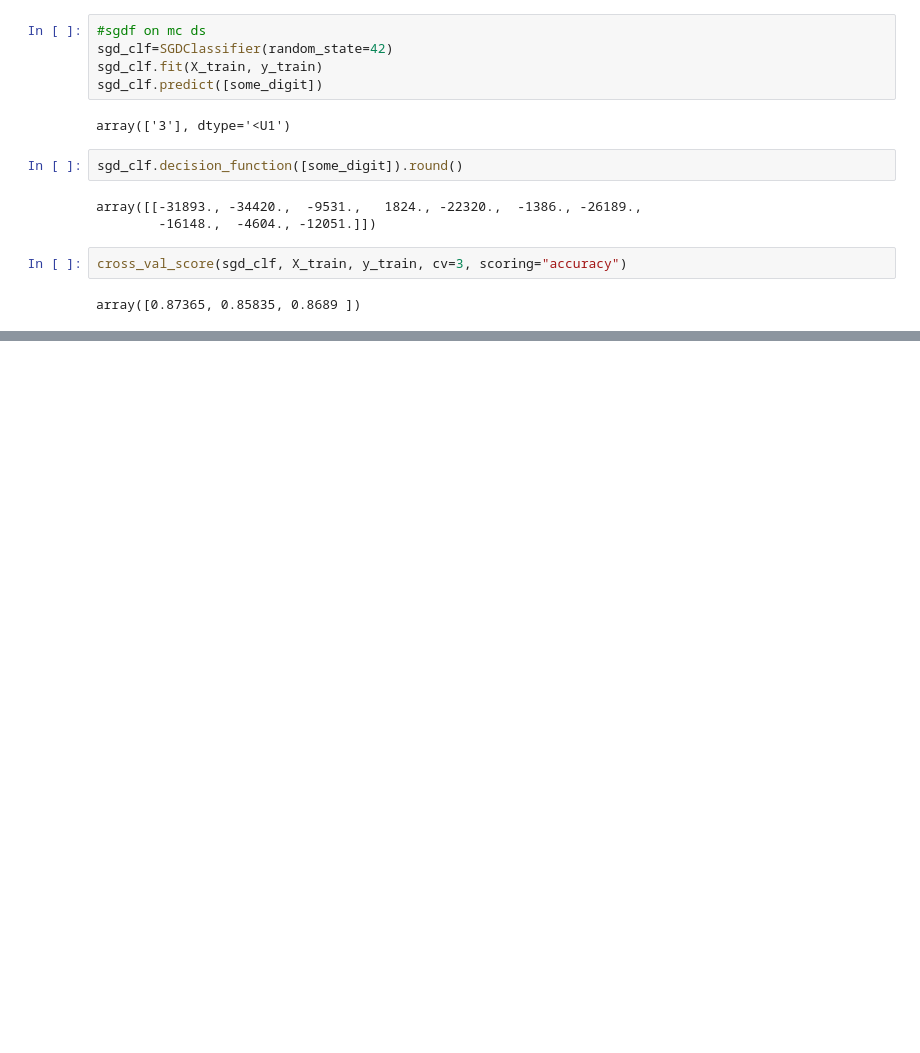
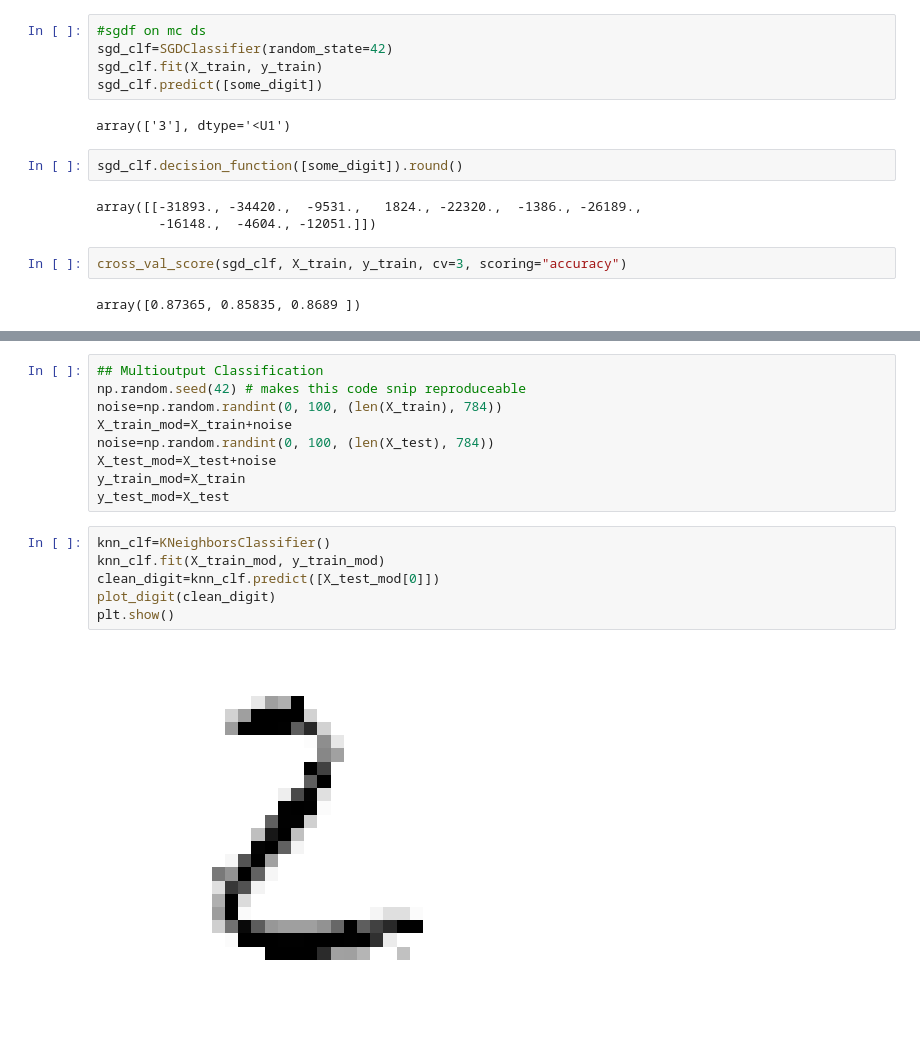
Before and after one commit to prxshetty/scikit-keras-tensorflow-ml, a Jupyter notebook: handsonML.ipynb, the cells around one changed output, grey strips where cells are left out. Cells and saved outputs as stored; diff of their text form; blank space fills up the shorter version.

```diff
--- a/handsonML.ipynb
+++ b/handsonML.ipynb
@@ -315,0 +365,17 @@ plt.show()
+# %%
+## Multioutput Classification
+np.random.seed(42) # makes this code snip reproduceable
+noise=np.random.randint(0, 100, (len(X_train), 784))
+X_train_mod=X_train+noise
+noise=np.random.randint(0, 100, (len(X_test), 784))
+X_test_mod=X_test+noise
+y_train_mod=X_train
+y_test_mod=X_test
+# %%
+knn_clf=KNeighborsClassifier()
+knn_clf.fit(X_train_mod, y_train_mod)
+clean_digit=knn_clf.predict([X_test_mod[0]])
+plot_digit(clean_digit)
+plt.show()
+# %% [output]
+[figure, added]
```
Also changed, not shown: parts of 9 cells of this notebook.
